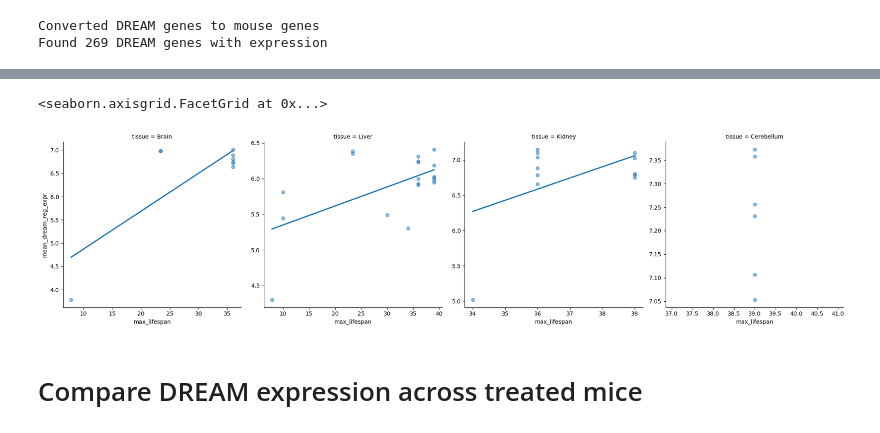
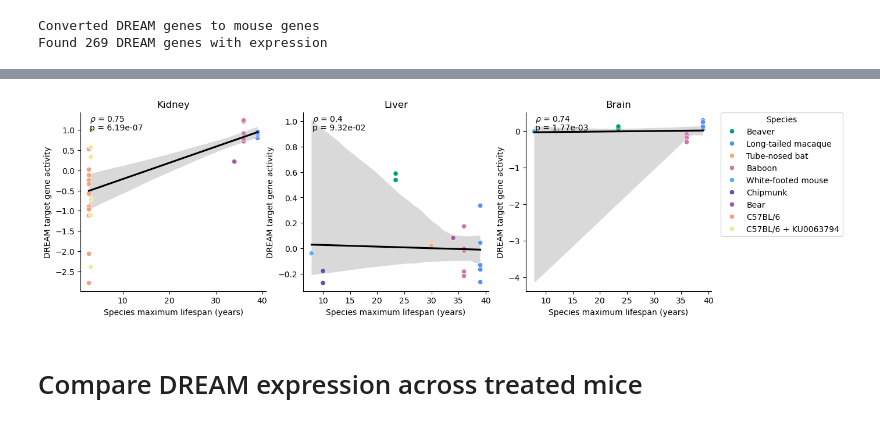
Before and after one commit to zanekoch/dream_proj, a Jupyter notebook: notebooks/122123_msalt_analysis.ipynb, the cells around one changed output, grey strips where cells are left out. Cells and saved outputs as stored; diff of their text form; code cells hidden in the pictures.

```diff
--- a/notebooks/122123_msalt_analysis.ipynb
+++ b/notebooks/122123_msalt_analysis.ipynb
@@ -120,9 +136,42 @@ sns.despine()
-# %%
-# no confidence intervals
-sns.lmplot(col='tissue', y='mean_dream_reg_expr', x='max_lifespan', data=across_species.dream_expression, fit_reg=True, ci=None, sharex=False, sharey=False, scatter_kws={'alpha':0.5})
-# %% [output]
-<seaborn.axisgrid.FacetGrid at 0x...>
-[figure, removed]
+# %%
+# plot the regression lines
+fig, axes = plt.subplots(1, 3, figsize=(14, 4), sharex=False, sharey=False)
+axes = axes.flatten()
+species = across_species.dream_expression['species'].unique().tolist()
+# for each tissue plot the regression line and scatter plot a subplot
+for i, tissue in enumerate(['Kidney', 'Liver', 'Brain']):
+    if tissue == 'Cerebellum':
+        continue
+    ax = axes[i]
+    # get the data for the tissue
+    tissue_data = across_species.dream_expression[across_species.dream_expression['tissue'] == tissue]
+    # plot the regression line
+    sns.regplot(x='max_lifespan', y='mean_dream_reg_expr_resid', data=tissue_data, ax=ax, scatter=False, color = 'black', truncate=True)
+    # plot the scatter plot
+    sns.scatterplot(x='max_lifespan', y='mean_dream_reg_expr_resid',hue = 'species', data=tissue_data, ax=ax, palette=my_categorical_palette, hue_order=species)
+    # set x axis to log scale
+    # unless it is the second plot
+    if i != 2:
+        # remove the legend
+        ax.get_legend().remove()
+    # if it second plot add the legend off the plot to the right
+    else:
+        # with label Species
+        ax.legend(bbox_to_anchor=(1.05, 1), loc=2, borderaxespad=0., title='Species')
+    # set the title
+    ax.set_title(tissue)
+    # set the x label
+    ax.set_xlabel('Species maximum lifespan (years)')
+    # set the y label
+    ax.set_ylabel('DREAM target gene activity')
+    # add the spearman correlction as text to the plot (using $rho$)
+    spearmanm, pval = spearmanr(tissue_data['max_lifespan'], tissue_data['mean_dream_reg_expr'])
+    ax.text(0.05, 0.95, r'$\rho$ = ' + str(round(spearmanm, 2)), transform=ax.transAxes)
+    # and add the pvalue below as text in scientific notation
+    ax.text(0.05, 0.9, 'p = ' + str('{:.2e}'.format(pval)), transform=ax.transAxes)
+sns.despine()
+# %% [output]
+[figure, added]
 # %% [markdown]
 # Compare DREAM expression across treated mice
 # %%
```
Also changed, not shown: parts of 9 cells of this notebook, 24 other files.
